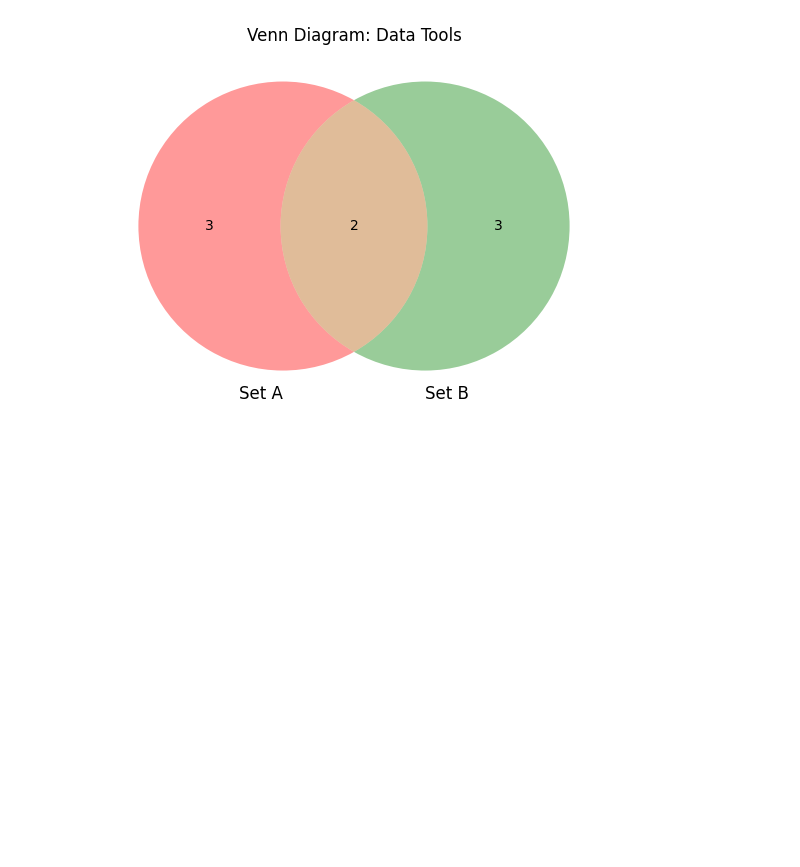
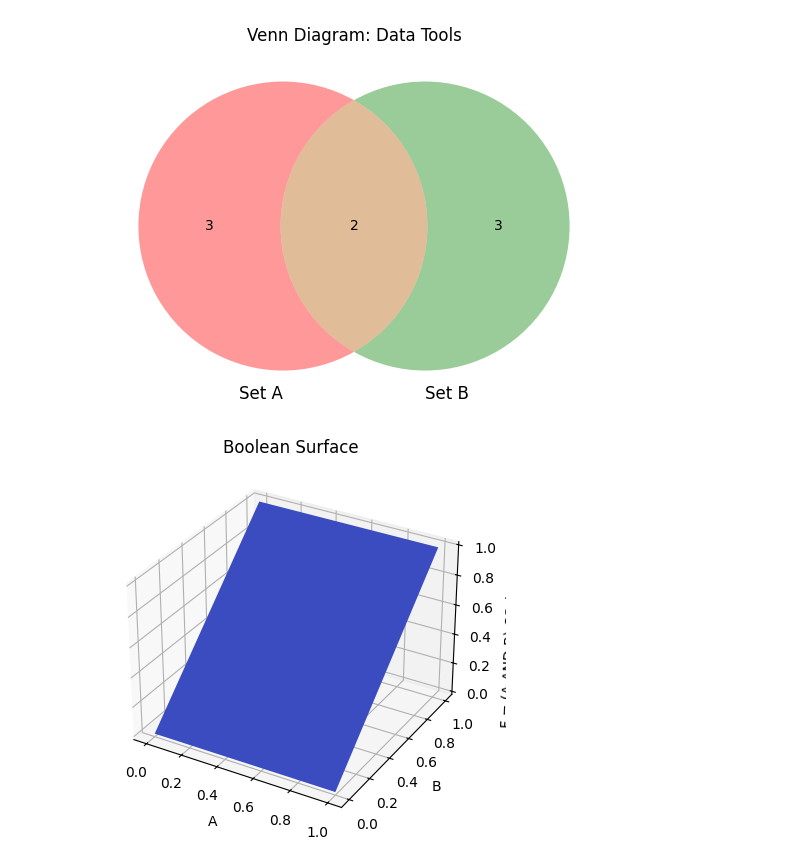
Before and after one commit to rmd360/machinelearningproject, a Jupyter notebook: Maths.ipynb, the cells around one changed output. Cells and saved outputs as stored; diff of their text form; code cells hidden in the pictures; blank space fills up the shorter version.

```diff
--- a/Maths.ipynb
+++ b/Maths.ipynb
@@ -728,3 +728,23 @@ plt.title("Venn Diagram: Data Tools")
 plt.show()
 # %% [output]
 [figure]
+# %%
+
+import numpy as np
+import matplotlib.pyplot as plt
+
+x = np.array([0, 1])
+y = np.array([0, 1])
+X, Y = np.meshgrid(x, y)
+Z = np.logical_or(np.logical_and(X, Y), np.logical_and(np.logical_not(X), Y)).astype(int)
+
+fig = plt.figure()
+ax = fig.add_subplot(111, projection='3d')
+ax.plot_surface(X, Y, Z, cmap='coolwarm')
+ax.set_xlabel('A')
+ax.set_ylabel('B')
+ax.set_zlabel('F = (A AND B) OR (NOT A AND B)')
+plt.title('Boolean Surface')
+plt.show()
+# %% [output]
+[figure, added]
```
Also changed, not shown: parts of 3 cells of this notebook.
